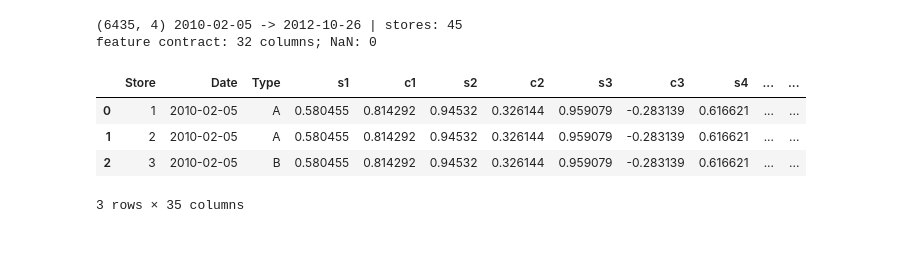
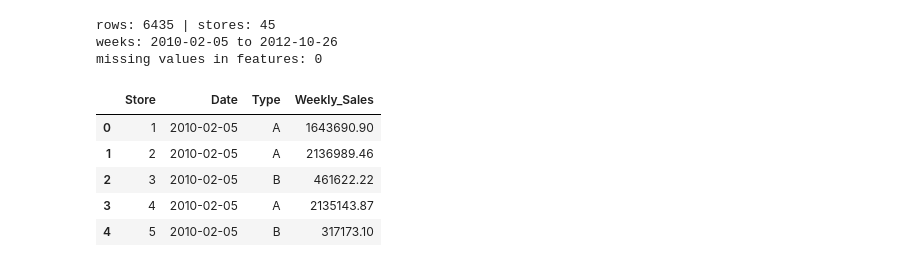
Before and after one commit to orangegreen212/speedy_forecasting, a Jupyter notebook: notebooks/01_eda.ipynb, the cells around one changed output. Cells and saved outputs as stored; diff of their text form; code cells hidden in the pictures.

```diff
--- a/notebooks/01_eda.ipynb
+++ b/notebooks/01_eda.ipynb
@@ -14,14 +29,23 @@ data dir: /home/claude/data/Turing College Module 6/Speedy Forecasting
 # %%
-panel = load_panel(DATA_DIR)          # validated: rectangular, weekly, positive, no duplicates
-feat = build_features(panel[["Store","Date","Type"]])
-print(panel.shape, panel.Date.min().date(), "->", panel.Date.max().date(), "| stores:", panel.Store.nunique())
-print("feature contract:", len(FEATURE_COLUMNS), "columns; NaN:", int(feat[FEATURE_COLUMNS].isna().sum().sum()))
-feat.head(3)
+panel = load_panel(DATA_DIR)
+wide = to_wide(panel)
+types = store_types(panel)
+features = build_features(panel[["Store", "Date", "Type"]])
+
+print("rows:", panel.shape[0], "| stores:", panel.Store.nunique())
+print("weeks:", panel.Date.min().date(), "to", panel.Date.max().date())
+print(
+    "missing values in features:",
+    int(features[FEATURE_COLUMNS].isna().sum().sum()),
+)
+panel.head()
 # %% [output]
-(6435, 4) 2010-02-05 -> 2012-10-26 | stores: 45
-feature contract: 32 columns; NaN: 0
+rows: 6435 | stores: 45
+weeks: 2010-02-05 to 2012-10-26
+missing values in features: 0
-|  | Store | Date | Type | s1 | c1 | s2 | c2 | s3 | c3 | s4 | ... | ... |
-| 0 | 1 | 2010-02-05 | A | 0.580455 | 0.814292 | 0.94532 | 0.326144 | 0.959079 | -0.283139 | 0.616621 | ... | ... |
-| 1 | 2 | 2010-02-05 | A | 0.580455 | 0.814292 | 0.94532 | 0.326144 | 0.959079 | -0.283139 | 0.616621 | ... | ... |
-| 2 | 3 | 2010-02-05 | B | 0.580455 | 0.814292 | 0.94532 | 0.326144 | 0.959079 | -0.283139 | 0.616621 | ... | ... |
+|  | Store | Date | Type | Weekly_Sales |
+| 0 | 1 | 2010-02-05 | A | 1643690.90 |
+| 1 | 2 | 2010-02-05 | A | 2136989.46 |
+| 2 | 3 | 2010-02-05 | B | 461622.22 |
+| 3 | 4 | 2010-02-05 | A | 2135143.87 |
+| 4 | 5 | 2010-02-05 | B | 317173.10 |
-3 rows × 35 columns
```
Also changed, not shown: parts of 22 cells of this notebook, 32 other files.
